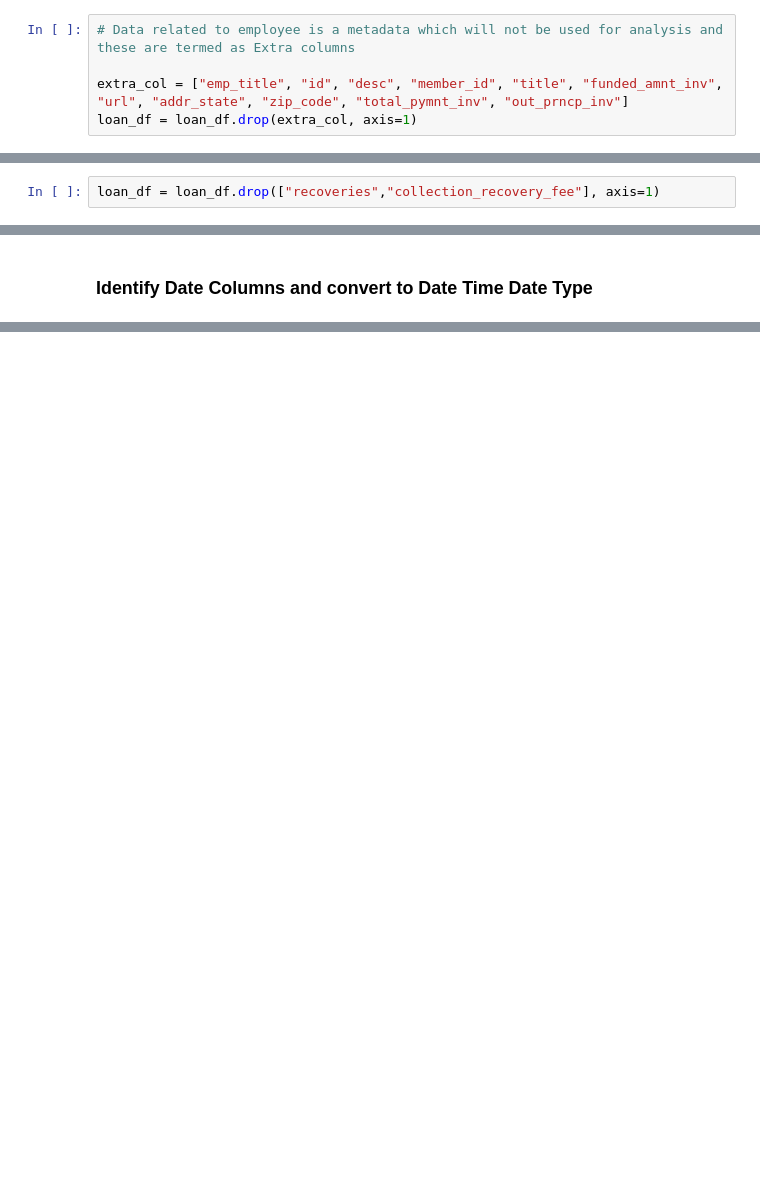
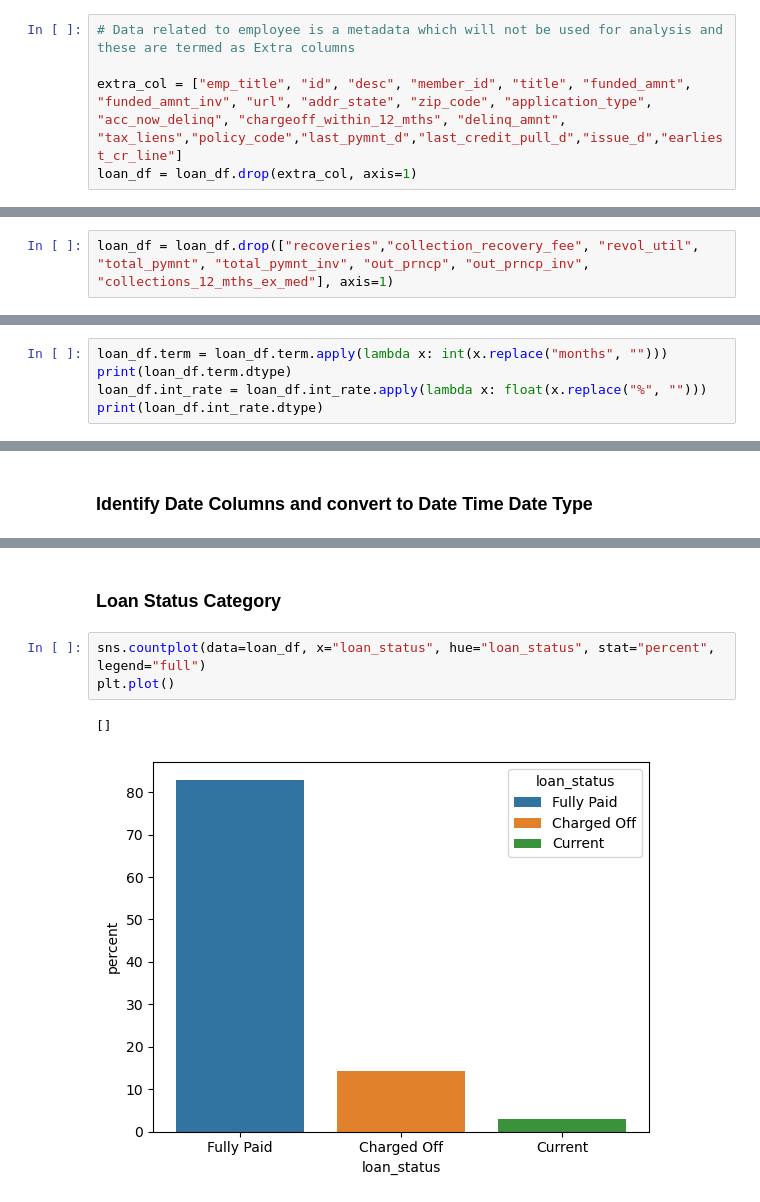
Before and after one commit to snehaljadhav2283/Loan_CaseStudy_EDA, a Jupyter notebook: Loan_Analysis.ipynb, the cells around one changed output, grey strips where cells are left out. Cells and saved outputs as stored; diff of their text form; blank space fills up the shorter version.

Commit message:
First cut visualisation

```diff
--- a/Loan_Analysis.ipynb
+++ b/Loan_Analysis.ipynb
@@ -265,7 +268,7 @@ dtype: int64
 # %%
 # Data related to employee is a metadata which will not be used for analysis and these are termed as Extra columns
 
-extra_col = ["emp_title", "id", "desc", "member_id", "title", "funded_amnt_inv", "url", "addr_state", "zip_code", "total_pymnt_inv", "out_prncp_inv"]
+extra_col = ["emp_title", "id", "desc", "member_id", "title", "funded_amnt", "funded_amnt_inv", "url", "addr_state", "zip_code", "application_type", "acc_now_delinq", "chargeoff_within_12_mths", "delinq_amnt", "tax_liens","policy_code","last_pymnt_d","last_credit_pull_d","issue_d","earliest_cr_line"]
 loan_df = loan_df.drop(extra_col, axis=1)
 # %%
 # Now we have 43 columns for analysis
@@ -299,5 +309,5 @@ dtype: int64
 # %%
-loan_df = loan_df.drop(["recoveries","collection_recovery_fee"], axis=1)
+loan_df = loan_df.drop(["recoveries","collection_recovery_fee", "revol_util", "total_pymnt", "total_pymnt_inv", "out_prncp", "out_prncp_inv", "collections_12_mths_ex_med"], axis=1)
 # %%
 loan_df.isnull().sum()
 # %% [output]
@@ -377,0 +390,5 @@ dtype: int64
+# %%
+loan_df.term = loan_df.term.apply(lambda x: int(x.replace("months", "")))
+print(loan_df.term.dtype)
+loan_df.int_rate = loan_df.int_rate.apply(lambda x: float(x.replace("%", "")))
+print(loan_df.int_rate.dtype)
@@ -387,0 +431,8 @@ date_col = []
+# %% [markdown]
+### Loan Status Category
+# %%
+sns.countplot(data=loan_df, x="loan_status", hue="loan_status", stat="percent", legend="full")
+plt.plot()
+# %% [output]
+[]
+[figure, added]
```
Also changed, not shown: parts of 26 cells of this notebook, 2 other files.
